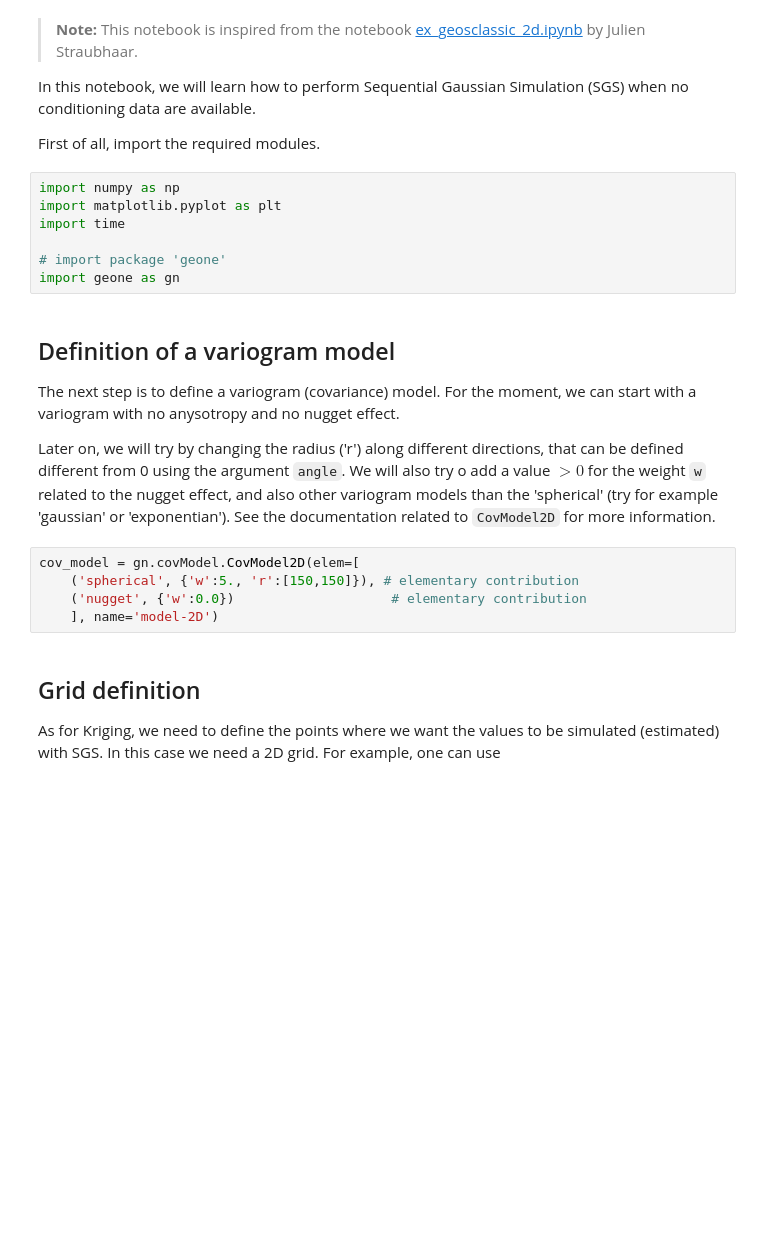
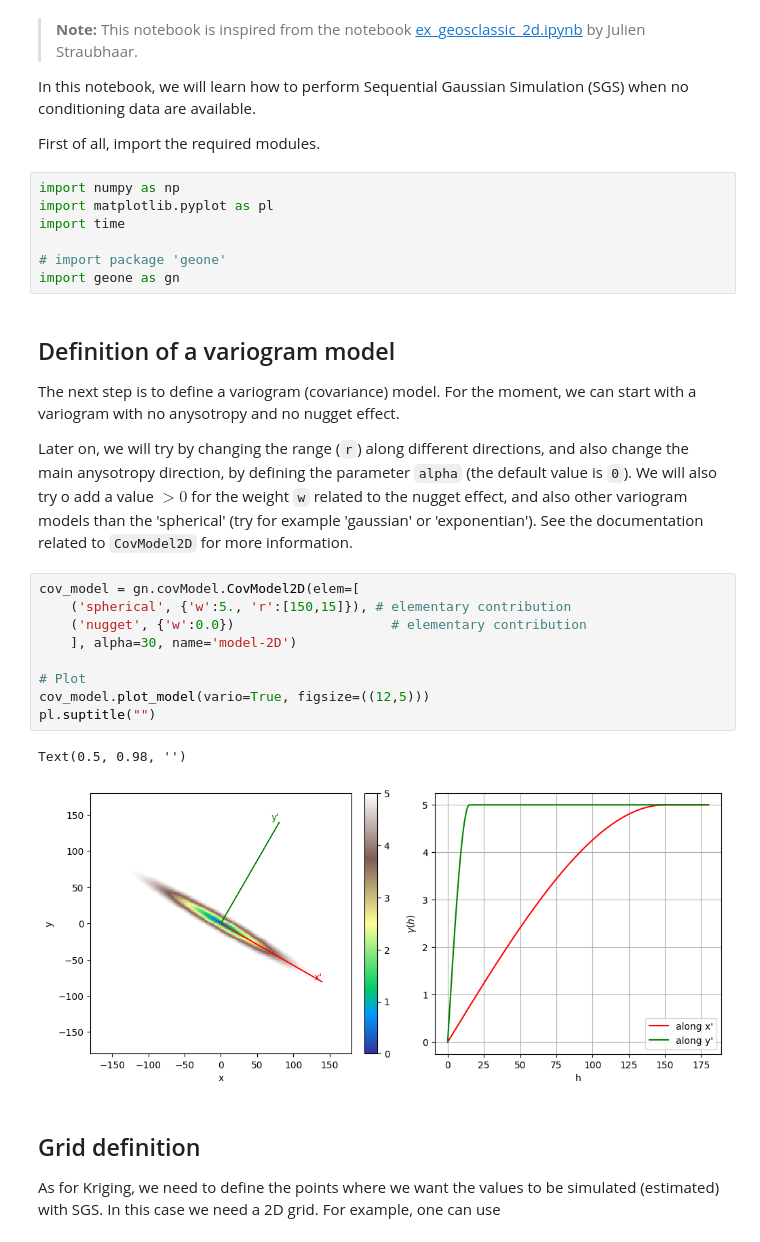
Before and after one commit to alecomunian/gmg, a Jupyter notebook: notebooks/simulation/00_unconditional_SGS.ipynb, the cells around one changed output. Cells and saved outputs as stored; diff of their text form; blank space fills up the shorter version.

```diff
--- a/notebooks/simulation/00_unconditional_SGS.ipynb
+++ b/notebooks/simulation/00_unconditional_SGS.ipynb
@@ -8,7 +8,7 @@ In this notebook, we will learn how to perform Sequential Gaussian Simulation (S
 First of all, import the required modules.
 # %%
 import numpy as np
-import matplotlib.pyplot as plt
+import matplotlib.pyplot as pl
 import time
 
 # import package 'geone'
@@ -18,12 +18,19 @@ import geone as gn
 
 The next step is to define a variogram (covariance) model. For the moment, we can start with a variogram with no anysotropy and no nugget effect.
 
-Later on, we will try by changing the radius ('r') along different directions, that can be defined different from 0 using the argument `angle`. We will also try o add a value $>0$ for the weight `w` related to the nugget effect, and also other variogram models than the 'spherical' (try for example 'gaussian' or 'exponentian'). See the documentation related to `CovModel2D` for more information.
+Later on, we will try by changing the range (`r`) along different directions, and also change the main anysotropy direction, by defining the parameter `alpha` (the default value is `0`). We will also try o add a value $>0$ for the weight `w` related to the nugget effect, and also other variogram models than the 'spherical' (try for example 'gaussian' or 'exponentian'). See the documentation related to `CovModel2D` for more information.
 # %%
 cov_model = gn.covModel.CovModel2D(elem=[
-    ('spherical', {'w':5., 'r':[150,150]}), # elementary contribution
+    ('spherical', {'w':5., 'r':[150,15]}), # elementary contribution
     ('nugget', {'w':0.0})                    # elementary contribution
-    ], name='model-2D')
+    ], alpha=30, name='model-2D')
+
+# Plot
+cov_model.plot_model(vario=True, figsize=((12,5)))
+pl.suptitle("")
+# %% [output]
+Text(0.5, 0.98, '')
+[figure, added]
 # %% [markdown]
 ## Grid definition
 
```
Also changed, not shown: parts of 5 cells of this notebook, 2 other files.
